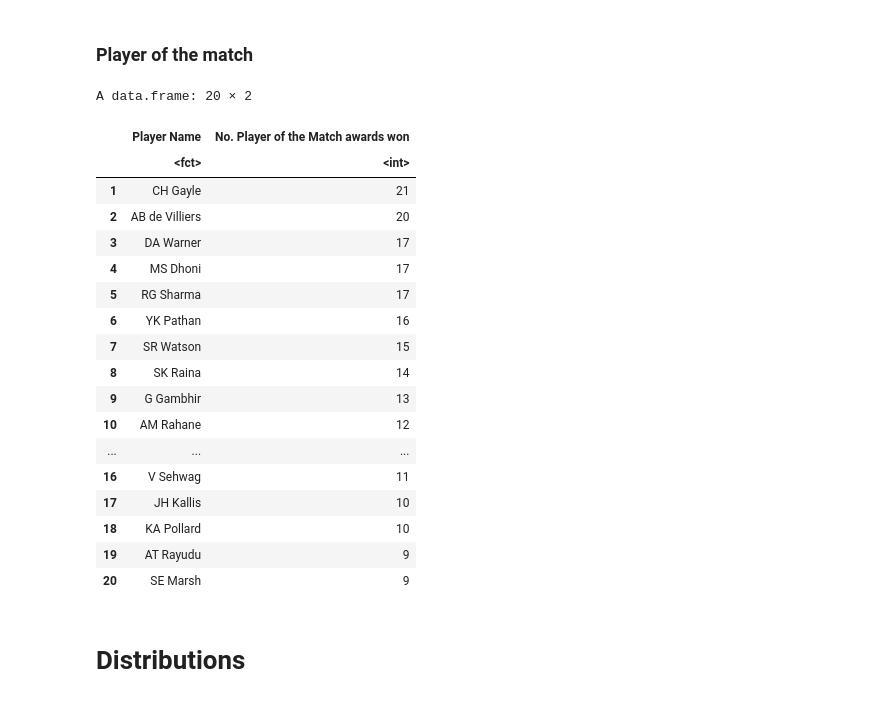
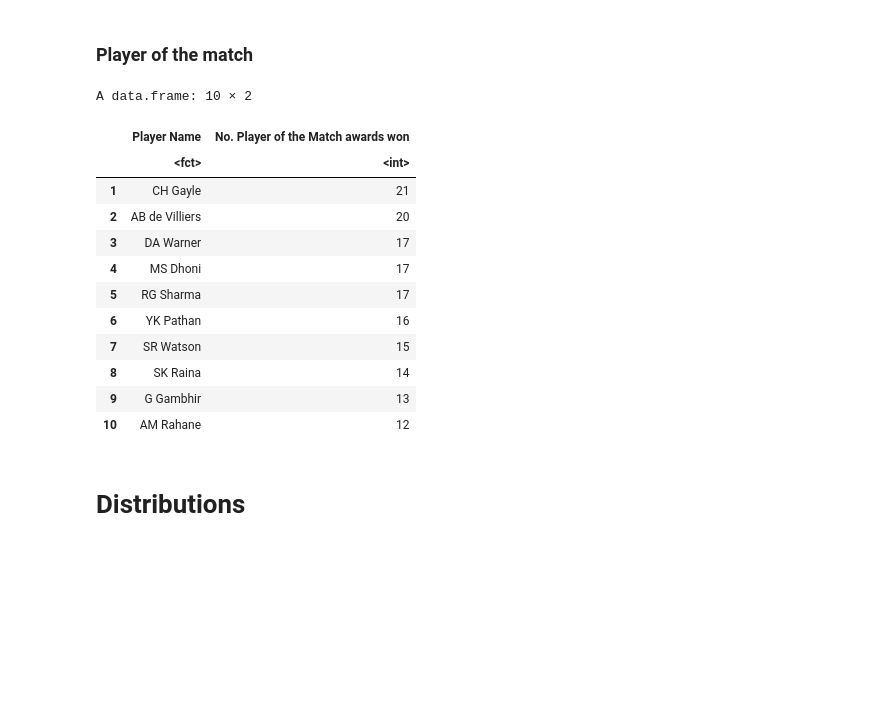
Before and after one commit to Abhishek4848/IPL-Match-Analysis, a Jupyter notebook: IPL_Analysis.ipynb, the cells around one changed output. Saved outputs shown, nothing was run; the diff lists cells and outputs as text; code cells hidden in the pictures; blank space fills up the shorter version.

```diff
--- a/IPL_Analysis.ipynb
+++ b/IPL_Analysis.ipynb
@@ -463,27 +479,21 @@ mode(df$winner[df$win_by_wickets])
 # %%
 player_match = data.frame(sort(table(df$player_of_match),decreasing = T))
 colnames(player_match) = c("Player Name","No. Player of the Match awards won")
-head(player_match,20)
+head(player_match,10)
 # %% [output]
-A data.frame: 20 × 2
+A data.frame: 10 × 2
 |  | Player Name | No. Player of the Match awards won |
 |  | <fct> | <int> |
 | 1 | CH Gayle | 21 |
 | 2 | AB de Villiers | 20 |
 | 3 | DA Warner | 17 |
 | 4 | MS Dhoni | 17 |
 | 5 | RG Sharma | 17 |
 | 6 | YK Pathan | 16 |
 | 7 | SR Watson | 15 |
 | 8 | SK Raina | 14 |
 | 9 | G Gambhir | 13 |
 | 10 | AM Rahane | 12 |
-| ... | ... | ... |
-| 16 | V Sehwag | 11 |
-| 17 | JH Kallis | 10 |
-| 18 | KA Pollard | 10 |
-| 19 | AT Rayudu | 9 |
-| 20 | SE Marsh | 9 |
 # %% [markdown]
 # Distributions
 # %% [markdown]
```
Also changed, not shown: parts of 16 cells of this notebook.
